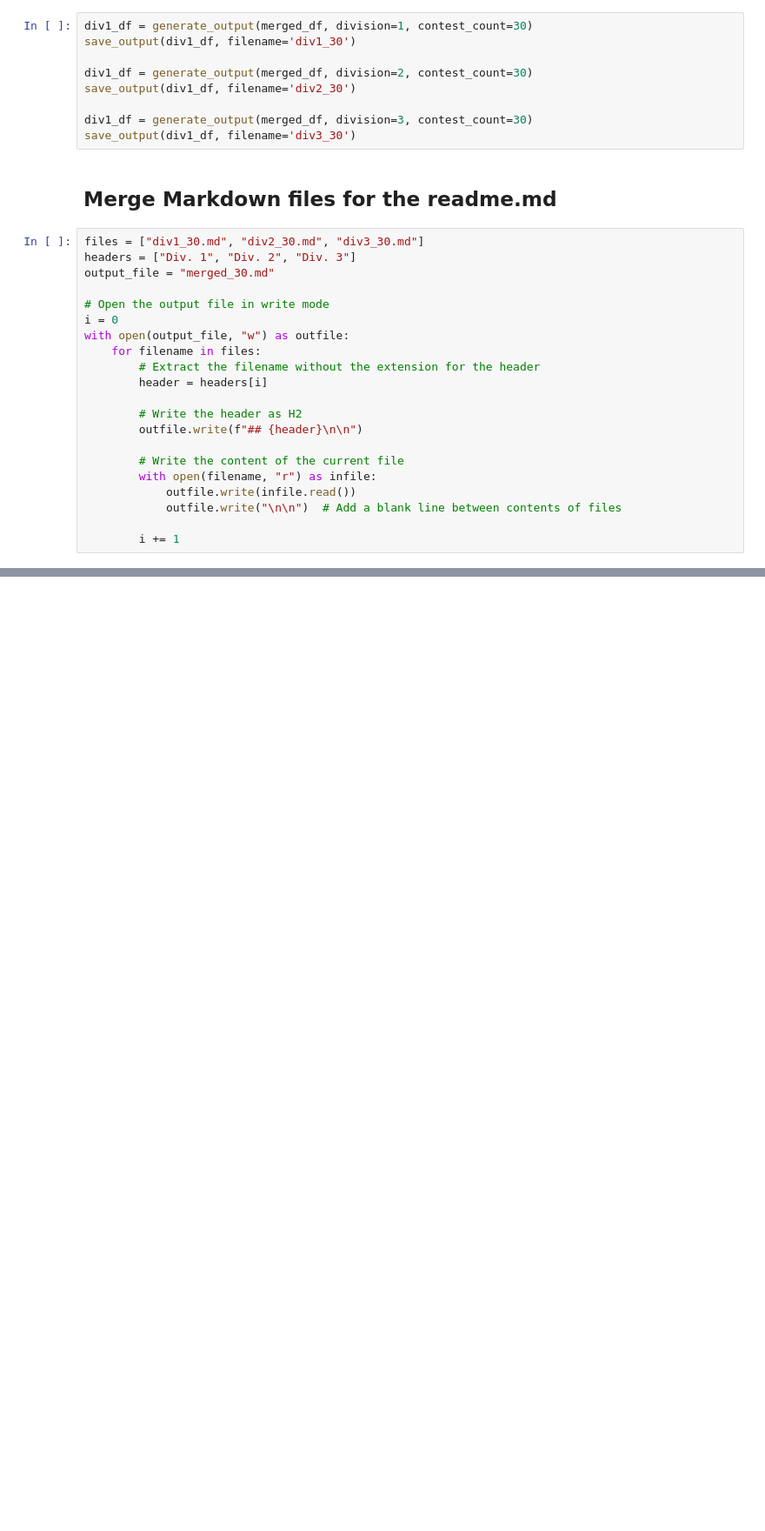
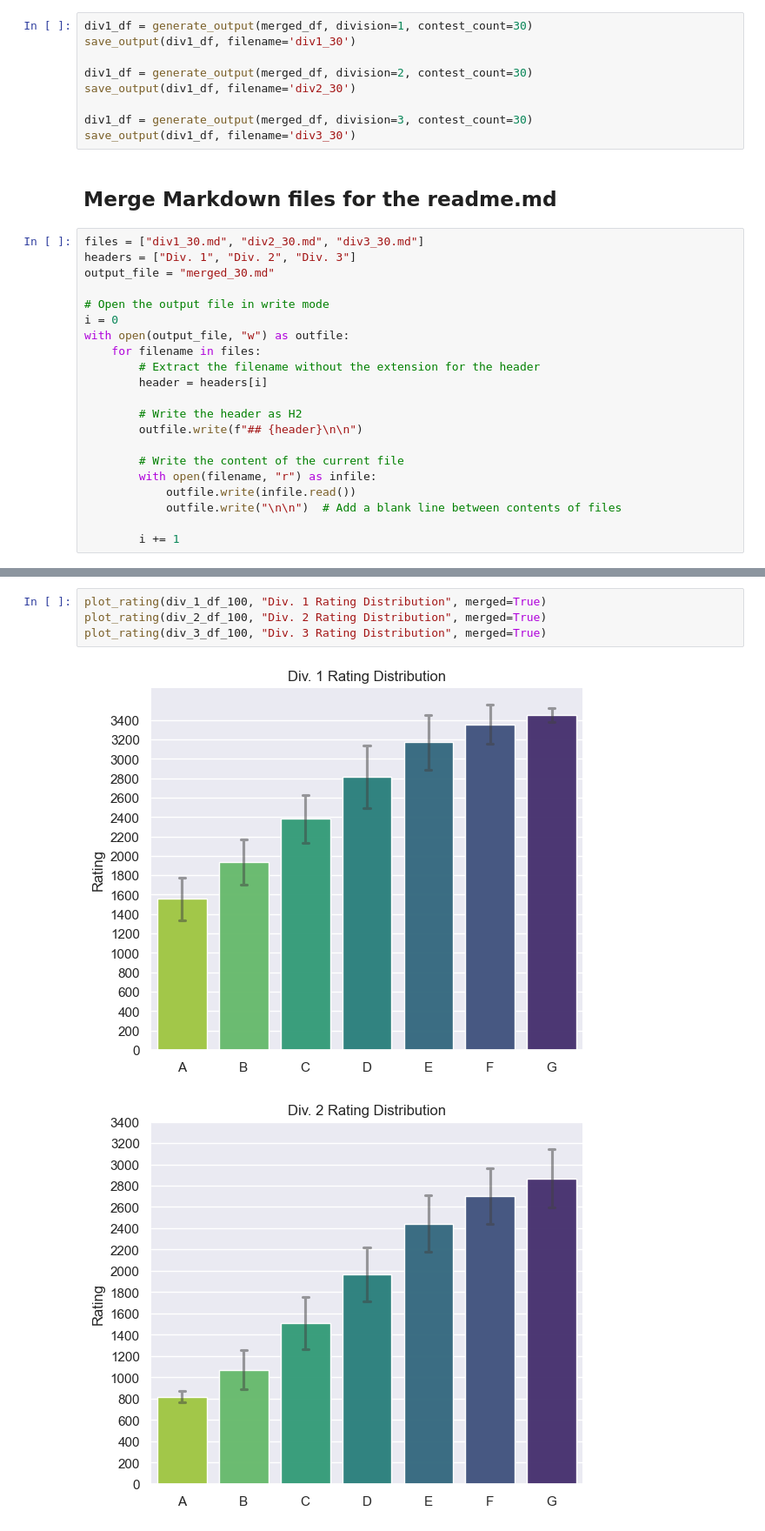
Before and after one commit to Gholamrezadar/codeforces-problem-categorizer, a Jupyter notebook: extract_cf_questions.ipynb, the cells around one changed output, grey strips where cells are left out. Shown: that part at 87% size. Drawn from its saved outputs; the diff is of its cells as text; blank space fills up the shorter version.

```diff
--- a/extract_cf_questions.ipynb
+++ b/extract_cf_questions.ipynb
@@ -255,0 +336,7 @@ with open(output_file, "w") as outfile:
+# %%
+plot_rating(div_1_df_100, "Div. 1 Rating Distribution", merged=True)
+plot_rating(div_2_df_100, "Div. 2 Rating Distribution", merged=True)
+plot_rating(div_3_df_100, "Div. 3 Rating Distribution", merged=True)
+# %% [output]
+[figure, added]
+[figure, added]
```
Also changed, not shown: parts of 12 cells of this notebook, 5 other files.
